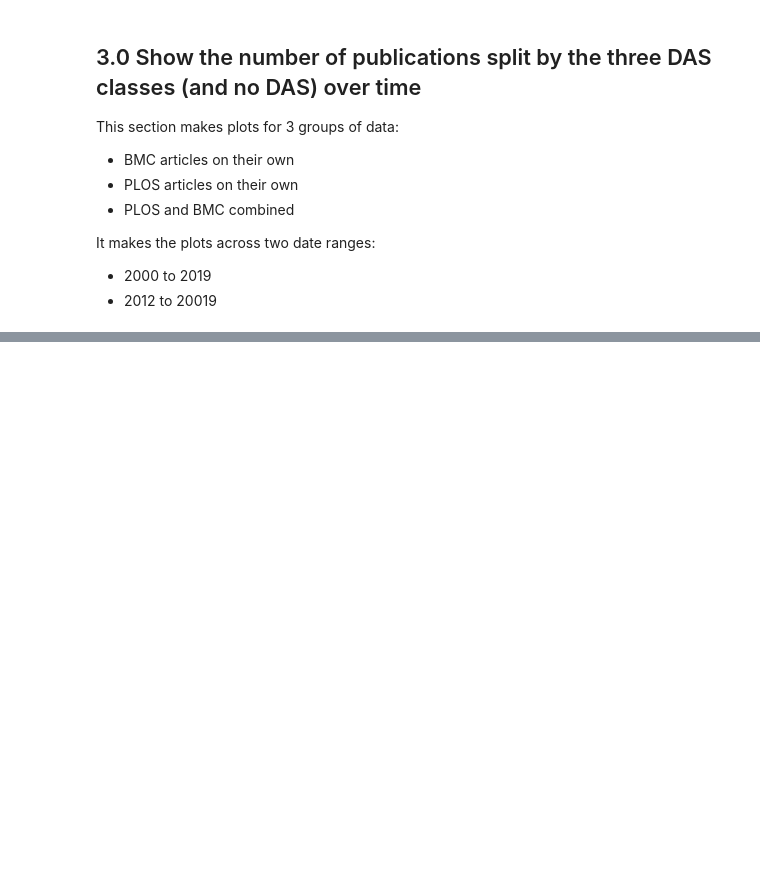
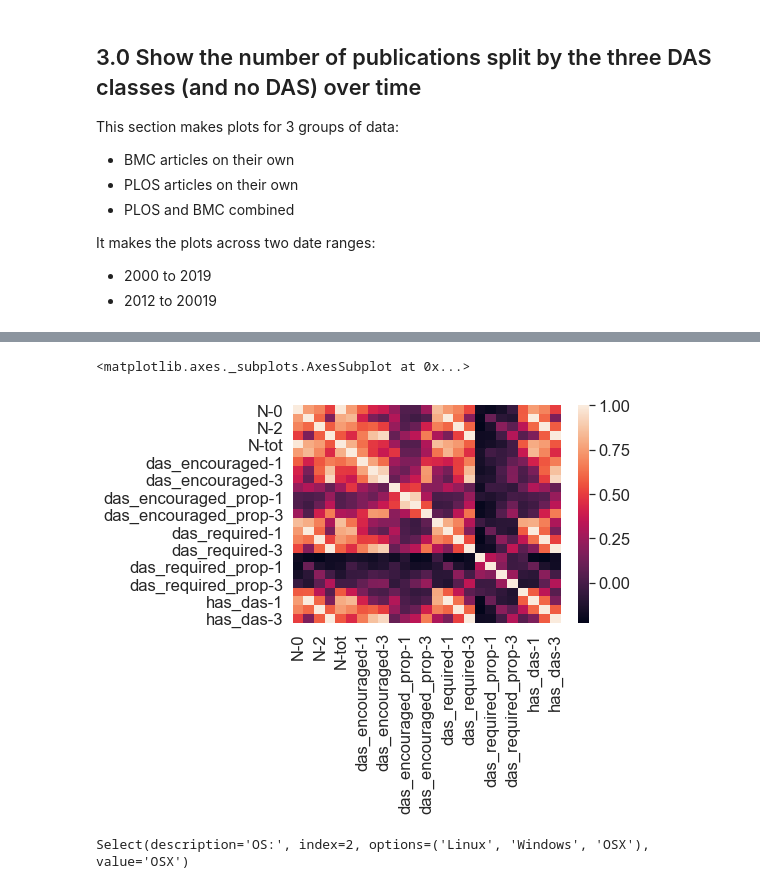
Before and after one commit to alan-turing-institute/das-public, a Jupyter notebook: notebooks/DescriptiveFigures.ipynb, the cells around one changed output, grey strips where cells are left out. Cells and saved outputs as stored; diff of their text form; code cells hidden in the pictures; blank space fills up the shorter version.

```diff
--- a/notebooks/DescriptiveFigures.ipynb
+++ b/notebooks/DescriptiveFigures.ipynb
@@ -1238,0 +489,4 @@ df.loc[(df['p_date'].notnull()) & (df['das_class']==3), 'p_date']
+# %%
+df_journal_das = pd.read_csv('../analysis/dataset/journal_das_summary.csv')
+df_journal_das.rename(columns={'das_encouraged': 'das_enc', 'das_required' : 'das_req'}, inplace=True)
+df_journal_das.head(10)
@@ -1238,0 +507,3 @@ df.loc[(df['p_date'].notnull()) & (df['das_class']==3), 'p_date']
+# %%
+df_journal_das = df_journal_das.set_index(['j_lower', 'das_class']).unstack()
+df_journal_das.columns = df_journal_das.columns.map('{0[0]}-{0[1]}'.format)
@@ -1238,0 +512,14 @@ df.loc[(df['p_date'].notnull()) & (df['das_class']==3), 'p_date']
+# %%
+# Add a total column
+df_journal_das['N-tot'] = df_journal_das.loc[:, ['N-0', 'N-1', 'N-2', 'N-3']].sum(axis=1)
+
+# Make a couple of sum columns
+df_journal_das['das_enc-tot'] = df_journal_das.loc[:, ['das_enc-1', 'das_enc-2', 'das_enc-3']].sum(axis=1)
+df_journal_das['das_req-tot'] = df_journal_das.loc[:, ['das_req-1', 'das_req-2', 'das_req-3']].sum(axis=1)
+
+# Make some proportional columns
+for das_class in list(range(4)) + ['tot']:
+    df_journal_das['das_enc_prop-{}'.format(das_class)] = df_journal_das['das_enc-{}'.format(das_class)]*1.0/df_journal_das['N-tot']
+    df_journal_das['das_req_prop-{}'.format(das_class)] = df_journal_das['das_req-{}'.format(das_class)]*1.0/df_journal_das['N-tot']
+
+df_journal_das = df_journal_das.reindex(sorted(df_journal_das.columns), axis=1)
@@ -1238,0 +700,17 @@ df.loc[(df['p_date'].notnull()) & (df['das_class']==3), 'p_date']
+# %%
+df_journal_das_corr = df_journal_das.corr()
+
+sns.heatmap(df_journal_das_corr)
+# %% [output]
+<matplotlib.axes._subplots.AxesSubplot at 0x...>
+[figure, added]
+# %%
+widgets.Select(
+    options=['Linux', 'Windows', 'OSX'],
+    value='OSX',
+    # rows=10,
+    description='OS:',
+    disabled=False
+)
+# %% [output]
+Select(description='OS:', index=2, options=('Linux', 'Windows', 'OSX'), value='OSX')
```
Also changed, not shown: parts of 67 cells of this notebook, 1 other file.
